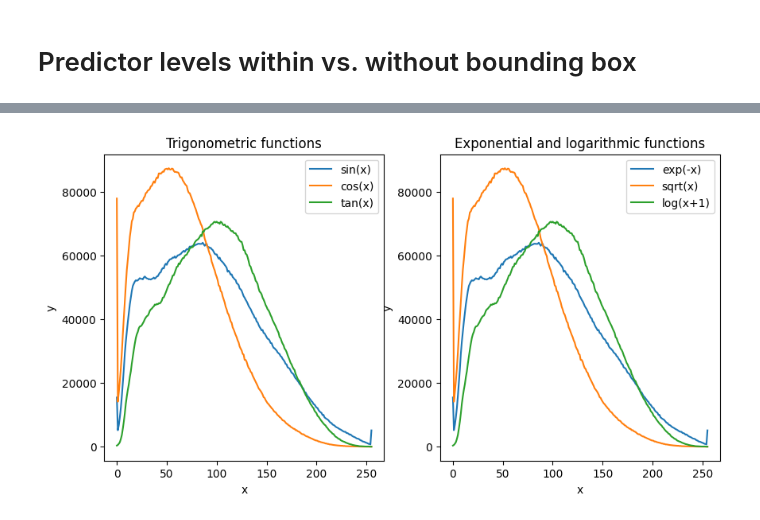
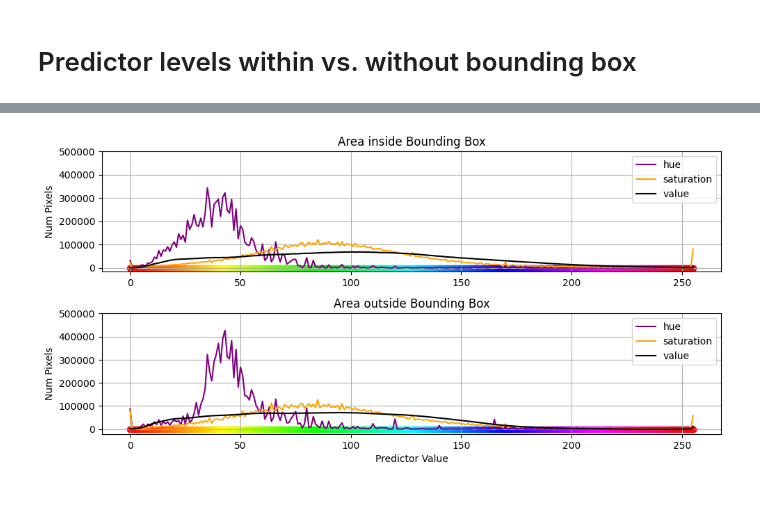
Before and after one commit to Cavesprout/ML-sick-tree-id, a Jupyter notebook: Checkpoint_2/EDA_graphs.ipynb, the cells around one changed output, grey strips where cells are left out. Cells and saved outputs as stored; diff of their text form; code cells hidden in the pictures.

Commit message:
Added EDA graphs

```diff
--- a/Checkpoint_2/EDA_graphs.ipynb
+++ b/Checkpoint_2/EDA_graphs.ipynb
@@ -35,3 +36,4 @@ img_df = pd.read_json("data/img_metadata.json", dtype={'x': float, 'y': float, '
 img_df["file_name"] = img_df["file_name"].map(get_full_path)
 # %%
 sick_df = img_df[img_df["classification"] == "sick"]
+healthy_df = img_df[img_df["classification"] == "healthy"]
@@ -38,27 +208,27 @@ sick_df = img_df[img_df["classification"] == "sick"]
 # %%
 
-avg_rgb_in_bbox = []
-avg_rgb_out_bbox = []
+avg_hsv_in_bbox = []
+avg_hsv_out_bbox = []
 
 for index, row in sick_df.iterrows():
     file_name = row['file_name']
     x, y, width, height = int(row['x']), int(row['y']), int(row['width']), int(row['height'])
 
     img = cv2.imread(file_name)
-    img = cv2.cvtColor(img, cv2.COLOR_BGR2RGB)
+    img = cv2.cvtColor(img, cv2.COLOR_BGR2HSV)
 
     if x != -1 and y != -1 and width != -1 and height != -1:
         region_in_bbox = img[y:y + height, x:x + width]
-        avg_rgb_in_bbox.append(np.mean(region_in_bbox, axis=(0, 1)))
+        avg_hsv_in_bbox.append(np.mean(region_in_bbox, axis=(0, 1)))
 
         mask = np.ones(img.shape, dtype=bool)
         mask[y:y + height, x:x + width] = False
         region_out_bbox = img[mask].reshape(-1, 3)
-        avg_rgb_out_bbox.append(np.mean(region_out_bbox, axis=0))
+        avg_hsv_out_bbox.append(np.mean(region_out_bbox, axis=0))
     else:
-        avg_rgb_in_bbox.append(np.array([-1, -1, -1]))
-        avg_rgb_out_bbox.append(np.mean(img, axis=(0, 1)))
+        avg_hsv_in_bbox.append(np.array([-1, -1, -1]))
+        avg_hsv_out_bbox.append(np.mean(img, axis=(0, 1)))
 
-print(avg_rgb_in_bbox)
-print(avg_rgb_out_bbox)
+print(avg_hsv_in_bbox)
+print(avg_hsv_out_bbox)
 # %% [output]
@@ -135,28 +326,43 @@ IndexError: invalid index to scalar variable.
 # %%
-color_vals = range(0,256)
+hsv_vals = range(0,256)
 
 # Create a figure with two subplots
-fig, (ax1, ax2) = plt.subplots(1, 2, figsize=(10, 5))
+fig, (ax1, ax2) = plt.subplots(2, 1, figsize=(10, 5))
 
 # Plot the first subplot
-ax1.plot(color_vals, in_red_val_count, label='sin(x)')
-ax1.plot(color_vals, in_blue_val_count, label='cos(x)')
-ax1.plot(color_vals, in_green_val_count, label='tan(x)')
-ax1.set_xlabel('x')
-ax1.set_ylabel('y')
-ax1.set_title('Trigonometric functions')
+in_count = sum(in_hue_val_count)
+
+ax1.plot(hsv_vals, in_hue_val_count, label='hue', color = "purple")
+ax1.plot(hsv_vals, in_sat_val_count, label='saturation', color = "orange")
+ax1.plot(hsv_vals, in_val_val_count, label='value', color = "black")
+ax1.set_ylim(top=500000)
+ax1.set_ylabel('Num Pixels')
+ax1.set_title('Area inside Bounding Box')
 ax1.legend()
+ax1.grid()
+
+for idx, num in enumerate(hsv_vals):
+    ax1.scatter(x=idx, y=0, color=colorsys.hsv_to_rgb((idx/255),1,1))
 
 # Plot the second subplot
-ax2.plot(color_vals, out_red_val_count, label='exp(-x)')
-ax2.plot(color_vals, out_blue_val_count, label='sqrt(x)')
-ax2.plot(color_vals, out_green_val_count, label='log(x+1)')
-ax2.set_xlabel('x')
-ax2.set_ylabel('y')
-ax2.set_title('Exponential and logarithmic functions')
+out_count = sum(out_hue_val_count)
+
+ax2.plot(color_vals, out_hue_val_count * (in_count / out_count), label='hue', color = "purple")
+ax2.plot(color_vals, out_sat_val_count * (in_count / out_count), label='saturation', color = "orange")
+ax2.plot(color_vals, out_val_val_count * (in_count / out_count), label='value', color = "black")
+ax2.set_ylim(top=500000)
+ax2.set_xlabel('Predictor Value')
+ax2.set_ylabel('Num Pixels')
+ax2.set_title('Area outside Bounding Box')
 ax2.legend()
 
+ax2.grid()
+
+for idx, num in enumerate(hsv_vals):
+    ax2.scatter(x=idx, y=0, color=colorsys.hsv_to_rgb((idx/255),1,1))
+
+fig.tight_layout(pad=1)
 # Display the plot
 plt.show()
 # %% [output]
-[figure, old version]
+[figure, new version]
```
Also changed, not shown: parts of 11 cells of this notebook, 1 other file.
